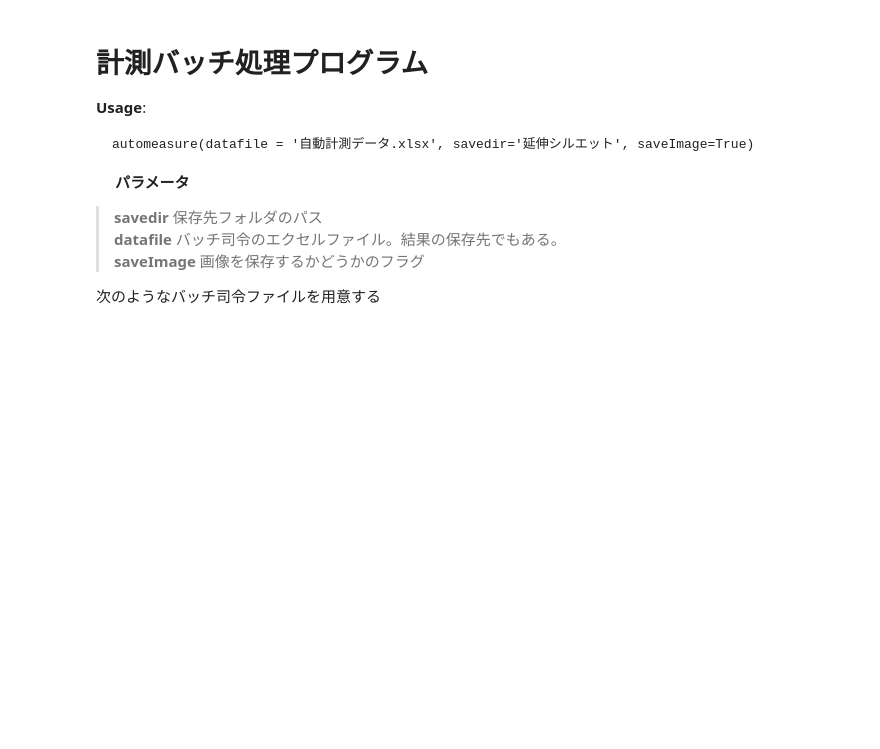
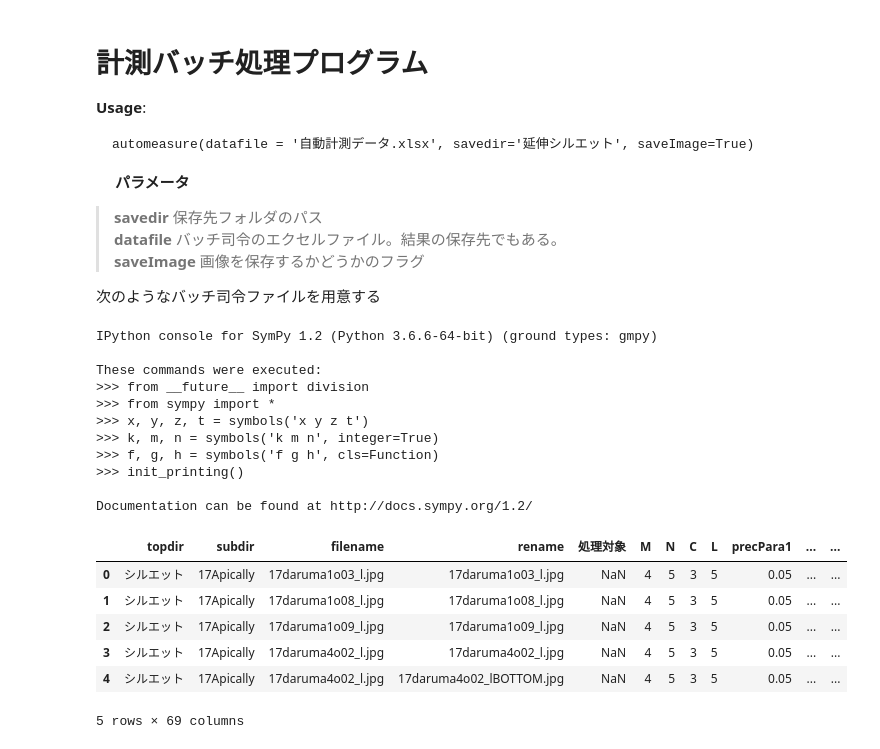
Before and after one commit to iciromaco/RL2nd, a Jupyter notebook: ツール５ -計測バッチ処理プログラム.ipynb, the cells around one changed output. Cells and saved outputs as stored; diff of their text form; code cells hidden in the pictures; blank space fills up the shorter version.

Commit message:
ツール５、rdlib2 bug fixed Nov.21

```diff
--- a/ツール５ -計測バッチ処理プログラム.ipynb
+++ b/ツール５ -計測バッチ処理プログラム.ipynb
@@ -4,7 +4,7 @@
 
 **Usage**:
 
-    automeasure(datafile = '自動計測データ.xlsx', savedir='延伸シルエット', saveImage=True)
+    automeasure(datafile = '自動計測データ.xlsx', savedir='延伸シルエット', saveImage=True)
 
 **パラメータ**
 >    **savedir** 保存先フォルダのパス
@@ -14,14 +14,41 @@
 次のようなバッチ司令ファイルを用意する
 # %%
 import numpy as np
+import matplotlib
+matplotlib.use('Agg')
 import matplotlib.pyplot as plt
+#%matplotlib inline
 import cv2
 from PIL import Image
 import math
 import pandas as pd
 
+from sympy import *
+from sympy.abc import a,b,c
+from sympy import var
+from rdlib2 import *
+
 # バッチ司令ファイルの読み込み
 df = pd.read_excel('自動計測データ.xlsx')
 # df = pd.read_csv('画像リストUTF8.csv', sep=',')
 df.head(5)
+# %% [output]
+IPython console for SymPy 1.2 (Python 3.6.6-64-bit) (ground types: gmpy)
+
+These commands were executed:
+>>> from __future__ import division
+>>> from sympy import *
+>>> x, y, z, t = symbols('x y z t')
+>>> k, m, n = symbols('k m n', integer=True)
+>>> f, g, h = symbols('f g h', cls=Function)
+>>> init_printing()
+
+Documentation can be found at http://docs.sympy.org/1.2/
+|  | topdir | subdir | filename | rename | 処理対象 | M | N | C | L | precPara1 | ... | ... |
+| 0 | シルエット | 17Apically | 17daruma1o03_l.jpg | 17daruma1o03_l.jpg | NaN | 4 | 5 | 3 | 5 | 0.05 | ... | ... |
+| 1 | シルエット | 17Apically | 17daruma1o08_l.jpg | 17daruma1o08_l.jpg | NaN | 4 | 5 | 3 | 5 | 0.05 | ... | ... |
+| 2 | シルエット | 17Apically | 17daruma1o09_l.jpg | 17daruma1o09_l.jpg | NaN | 4 | 5 | 3 | 5 | 0.05 | ... | ... |
+| 3 | シルエット | 17Apically | 17daruma4o02_l.jpg | 17daruma4o02_l.jpg | NaN | 4 | 5 | 3 | 5 | 0.05 | ... | ... |
+| 4 | シルエット | 17Apically | 17daruma4o02_l.jpg | 17daruma4o02_lBOTTOM.jpg | NaN | 4 | 5 | 3 | 5 | 0.05 | ... | ... |
+5 rows × 69 columns
 # %%
```
Also changed, not shown: parts of 6 cells of this notebook, 2 other files.
